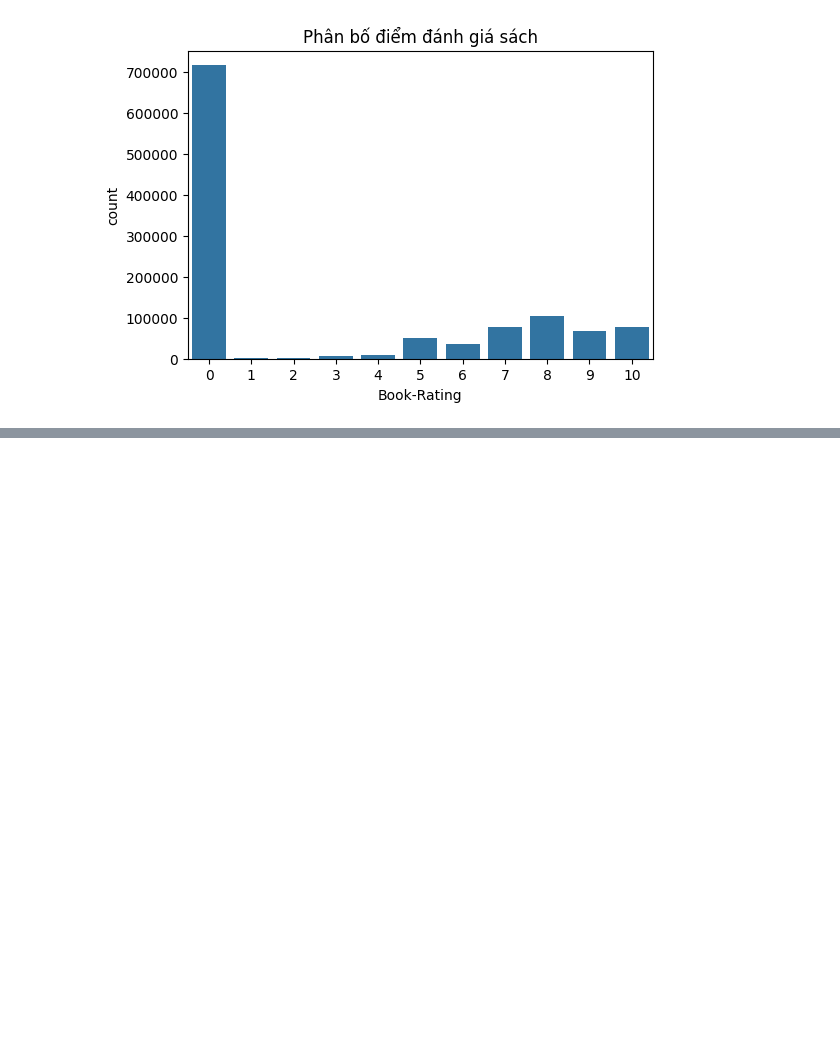
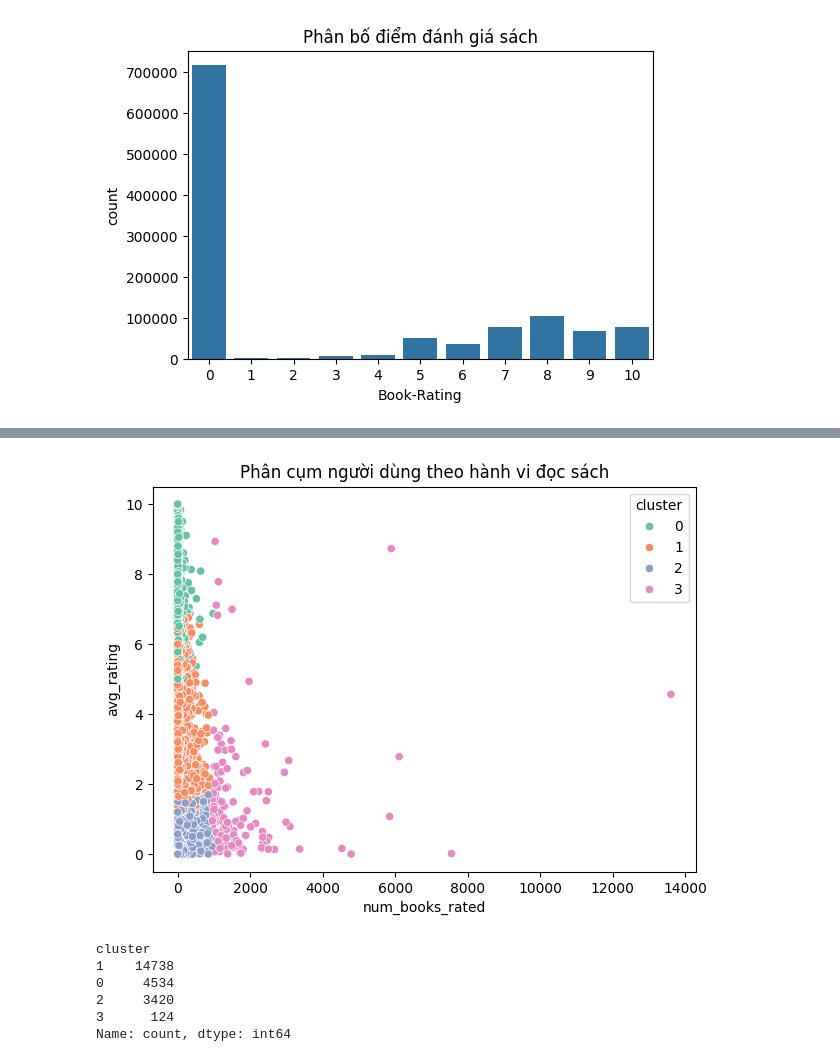
Before and after one commit to khoa-nguyen-data/phan-cum-khach-hang, a Jupyter notebook: src/phan_cum_khach_hang/phan-cum-nguoi-dung-books.ipynb, the cells around one changed output, grey strips where cells are left out. Saved outputs shown, nothing was run; the diff lists cells and outputs as text; code cells hidden in the pictures; blank space fills up the shorter version.

```diff
--- a/src/phan_cum_khach_hang/phan-cum-nguoi-dung-books.ipynb
+++ b/src/phan_cum_khach_hang/phan-cum-nguoi-dung-books.ipynb
@@ -86,0 +261,5 @@ plt.show()
+# %%
+kmeans = KMeans(n_clusters=4, random_state=42, n_init=10)
+user_features["cluster"] = kmeans.fit_predict(X_scaled)
+
+user_features.head()
@@ -86,0 +283,22 @@ plt.show()
+# %%
+plt.figure(figsize=(7,5))
+sns.scatterplot(
+    x="num_books_rated",
+    y="avg_rating",
+    hue="cluster",
+    data=user_features,
+    palette="Set2"
+)
+plt.title("Phân cụm người dùng theo hành vi đọc sách")
+plt.show()
+# %% [output]
+[figure, added]
+# %%
+user_features["cluster"].value_counts()
+# %% [output]
+cluster
+1    14738
+0     4534
+2     3420
+3      124
+Name: count, dtype: int64
```
Also changed, not shown: parts of 21 cells of this notebook, 3 other files.
